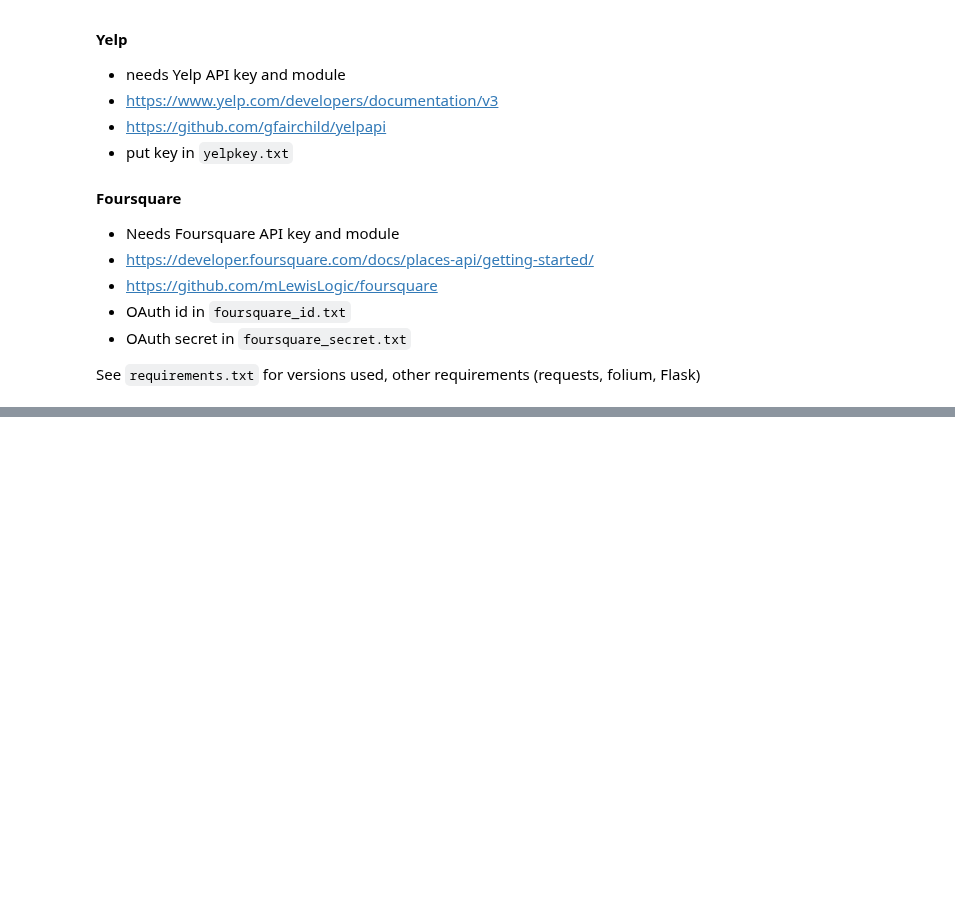
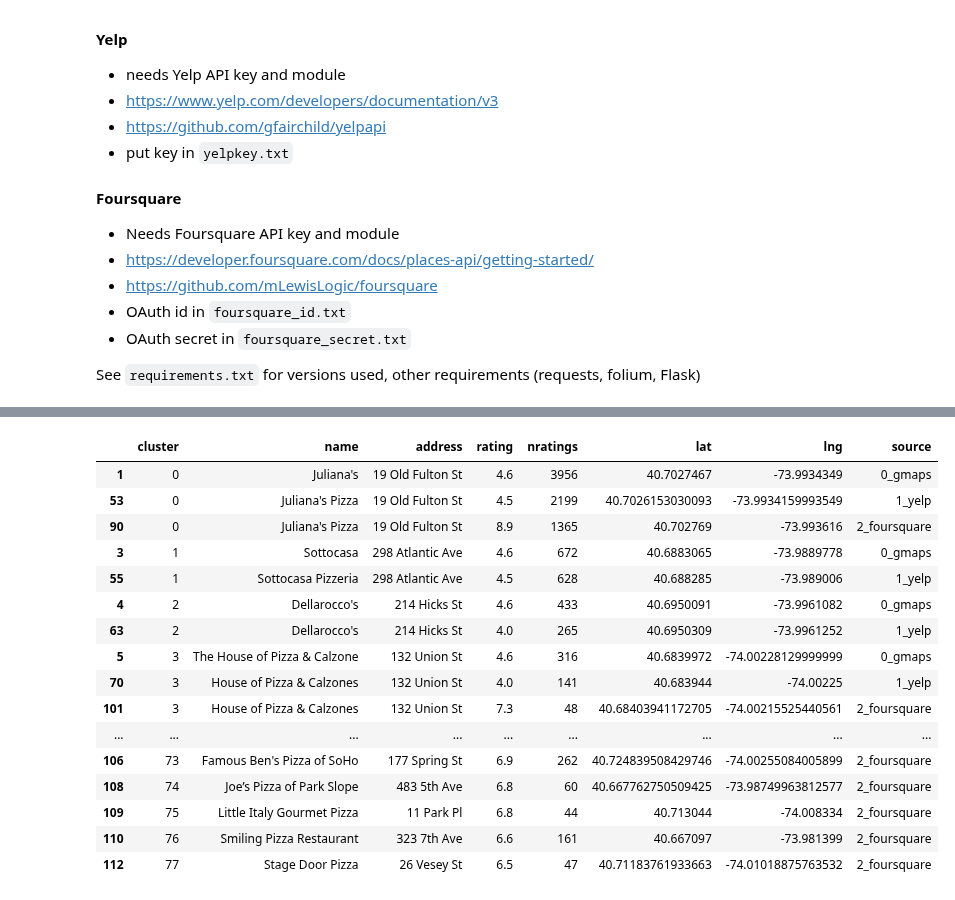
Before and after one commit to druce/Pizza, a Jupyter notebook: pizza.ipynb, the cells around one changed output, grey strips where cells are left out. Saved outputs shown, nothing was run; the diff lists cells and outputs as text; code cells hidden in the pictures; blank space fills up the shorter version.

```diff
--- a/pizza.ipynb
+++ b/pizza.ipynb
@@ -484,0 +531,23 @@ Successfully installed BTrees-4.7.2 Levenshtein-search-1.4.5 affinegap-1.11 cate
+# %%
+# view clustering
+venues_df['cluster'] = venues_df2['cluster id']
+venues_df = venues_df.sort_values(['cluster', 'source'])[['cluster', 'name', 'address', 'rating', 'nratings', 'lat', 'lng', 'source']]
+venues_df
+# %% [output]
+|  | cluster | name | address | rating | nratings | lat | lng | source |
+| 1 | 0 | Juliana's | 19 Old Fulton St | 4.6 | 3956 | 40.7027467 | -73.9934349 | 0_gmaps |
+| 53 | 0 | Juliana's Pizza | 19 Old Fulton St | 4.5 | 2199 | 40.7026153030093 | -73.9934159993549 | 1_yelp |
+| 90 | 0 | Juliana's Pizza | 19 Old Fulton St | 8.9 | 1365 | 40.702769 | -73.993616 | 2_foursquare |
+| 3 | 1 | Sottocasa | 298 Atlantic Ave | 4.6 | 672 | 40.6883065 | -73.9889778 | 0_gmaps |
+| 55 | 1 | Sottocasa Pizzeria | 298 Atlantic Ave | 4.5 | 628 | 40.688285 | -73.989006 | 1_yelp |
+| 4 | 2 | Dellarocco's | 214 Hicks St | 4.6 | 433 | 40.6950091 | -73.9961082 | 0_gmaps |
+| 63 | 2 | Dellarocco's | 214 Hicks St | 4.0 | 265 | 40.6950309 | -73.9961252 | 1_yelp |
+| 5 | 3 | The House of Pizza & Calzone | 132 Union St | 4.6 | 316 | 40.6839972 | -74.00228129999999 | 0_gmaps |
+| 70 | 3 | House of Pizza & Calzones | 132 Union St | 4.0 | 141 | 40.683944 | -74.00225 | 1_yelp |
+| 101 | 3 | House of Pizza & Calzones | 132 Union St | 7.3 | 48 | 40.68403941172705 | -74.00215525440561 | 2_foursquare |
+| ... | ... | ... | ... | ... | ... | ... | ... | ... |
+| 106 | 73 | Famous Ben's Pizza of SoHo | 177 Spring St | 6.9 | 262 | 40.724839508429746 | -74.00255084005899 | 2_foursquare |
+| 108 | 74 | Joe’s Pizza of Park Slope | 483 5th Ave | 6.8 | 60 | 40.667762750509425 | -73.98749963812577 | 2_foursquare |
+| 109 | 75 | Little Italy Gourmet Pizza | 11 Park Pl | 6.8 | 44 | 40.713044 | -74.008334 | 2_foursquare |
+| 110 | 76 | Smiling Pizza Restaurant | 323 7th Ave | 6.6 | 161 | 40.667097 | -73.981399 | 2_foursquare |
+| 112 | 77 | Stage Door Pizza | 26 Vesey St | 6.5 | 47 | 40.71183761933663 | -74.01018875763532 | 2_foursquare |
```
Also changed, not shown: parts of 47 cells of this notebook, 3 other files.
